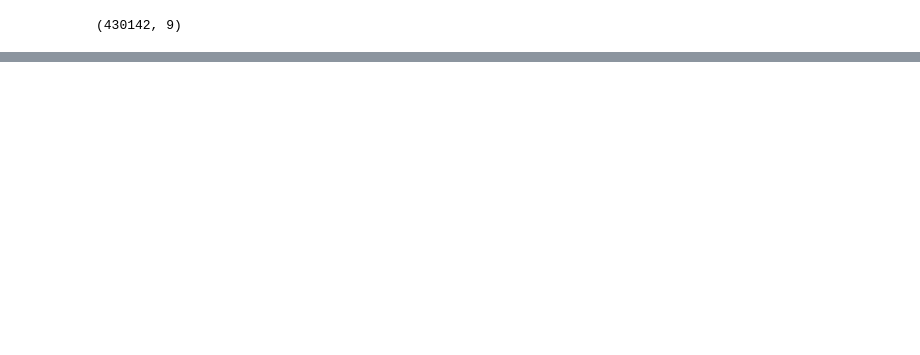
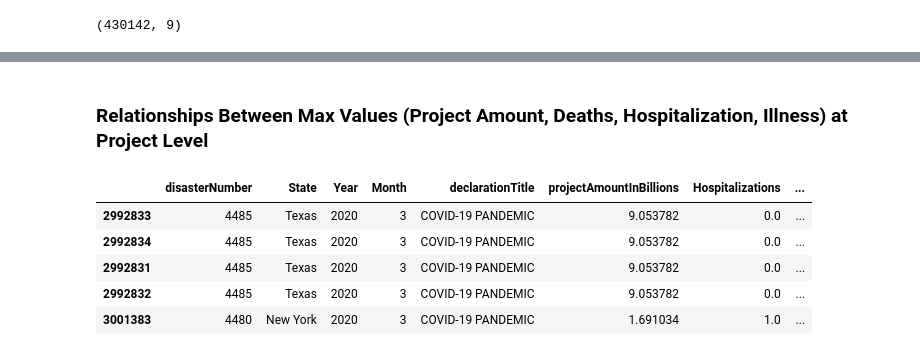
Before and after one commit to mikeszumski/Project_One_Repo, a Jupyter notebook: FEMADataAnalysis.ipynb, the cells around one changed output, grey strips where cells are left out. Saved outputs shown, nothing was run; the diff lists cells and outputs as text; code cells hidden in the pictures; blank space fills up the shorter version.

```diff
--- a/FEMADataAnalysis.ipynb
+++ b/FEMADataAnalysis.ipynb
@@ -1004,0 +1005,11 @@ disasterSummaryAndFunding_DF.head(10)
+# %% [markdown]
+### Relationships Between Max Values (Project Amount, Deaths, Hospitalization, Illness) at Project Level
+# %%
+finalDataset.sort_values(by='projectAmountInBillions', ascending=False).head(5)
+# %% [output]
+|  | disasterNumber | State | Year | Month | declarationTitle | projectAmountInBillions | Hospitalizations | ... |
+| 2992833 | 4485 | Texas | 2020 | 3 | COVID-19 PANDEMIC | 9.053782 | 0.0 | ... |
+| 2992834 | 4485 | Texas | 2020 | 3 | COVID-19 PANDEMIC | 9.053782 | 0.0 | ... |
+| 2992831 | 4485 | Texas | 2020 | 3 | COVID-19 PANDEMIC | 9.053782 | 0.0 | ... |
+| 2992832 | 4485 | Texas | 2020 | 3 | COVID-19 PANDEMIC | 9.053782 | 0.0 | ... |
+| 3001383 | 4480 | New York | 2020 | 3 | COVID-19 PANDEMIC | 1.691034 | 1.0 | ... |
```
Also changed, not shown: parts of 24 cells of this notebook.
